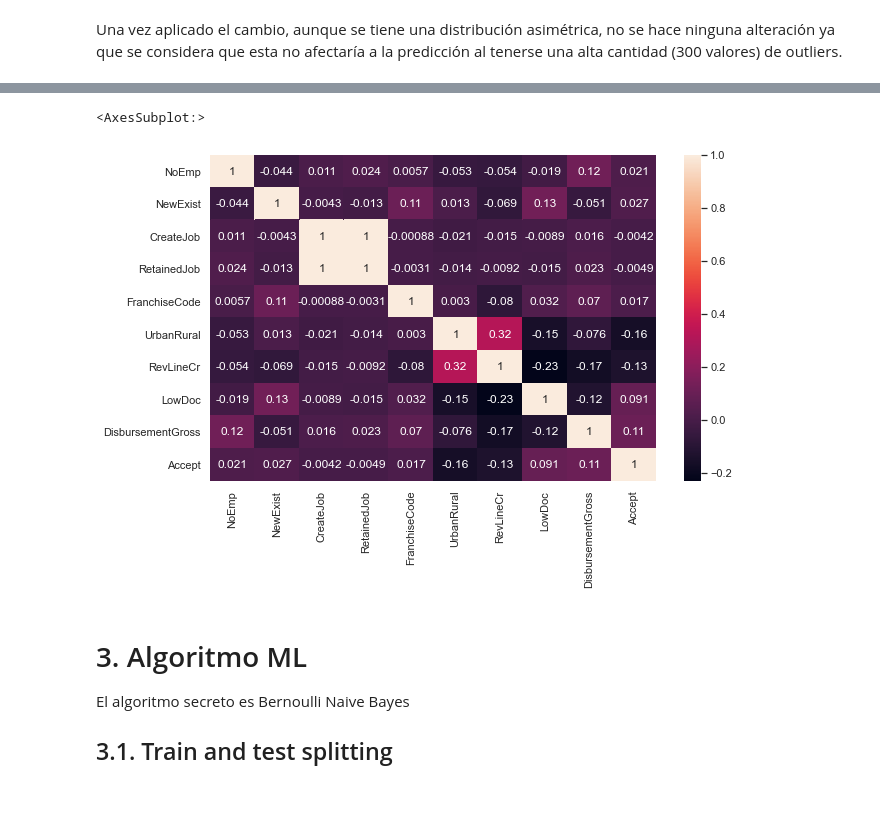
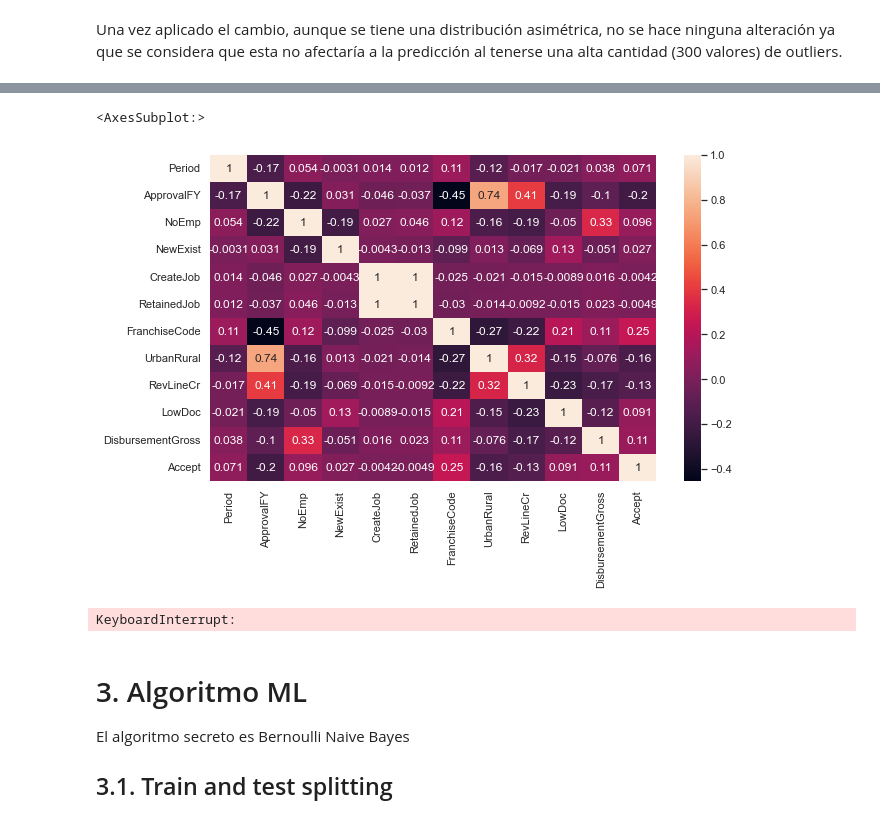
Before and after one commit to steanleo/KaggleChallenge, a Jupyter notebook: notebook/LoanApproval.ipynb, the cells around one changed output, grey strips where cells are left out. Drawn from its saved outputs; the diff is of its cells as text; code cells hidden in the pictures.

```diff
--- a/notebook/LoanApproval.ipynb
+++ b/notebook/LoanApproval.ipynb
@@ -548,0 +593,3 @@ Estos atributos representan las fechas de aprobación y conseción del préstamo
+# %%
+train_cp.insert(1, 'Period', train_cp.DisbursementDate - train_cp.ApprovalDate)
+train_cp.Period.describe()
@@ -548,0 +608,3 @@ Estos atributos representan las fechas de aprobación y conseción del préstamo
+# %%
+train_cp["Period"] = train_cp["Period"].apply(lambda t: t/np.timedelta64(1, 'D'))
+train_cp["Period"] = train_cp["Period"].astype(np.int64)
@@ -548,0 +617,4 @@ Estos atributos representan las fechas de aprobación y conseción del préstamo
+# %%
+train_cp.loc[train_cp["Period"] < 0, "Period"] = train_cp.Period.median()
+train_cp.Period.hist()
+#df_train.drop(['ApprovalDate', 'DisbursementDate'], axis=1, inplace=True)
@@ -564,0 +640,3 @@ Previo al análisis bivariable, se categoriza cada columna no numérica como se
+# %%
+train = train_cp
+train.dtypes
@@ -602,9 +701,14 @@ df.iloc[:40385,:].describe()
 # %%
 plt.figure(figsize=(10,6))
-sns.heatmap(df.iloc[:40385,:].corr(), annot=True)
+sns.heatmap(train.corr(), annot=True)
 # %% [output]
 <AxesSubplot:>
-[figure, old version]
+[figure, new version]
+# %%
+sns.set_theme(style="ticks")
+sns.pairplot(train, hue="Accept")
+# %% [output]
+KeyboardInterrupt:
 # %% [markdown]
 # 3. Algoritmo ML
 El algoritmo secreto es Bernoulli Naive Bayes
```
Also changed, not shown: parts of 17 cells of this notebook.
